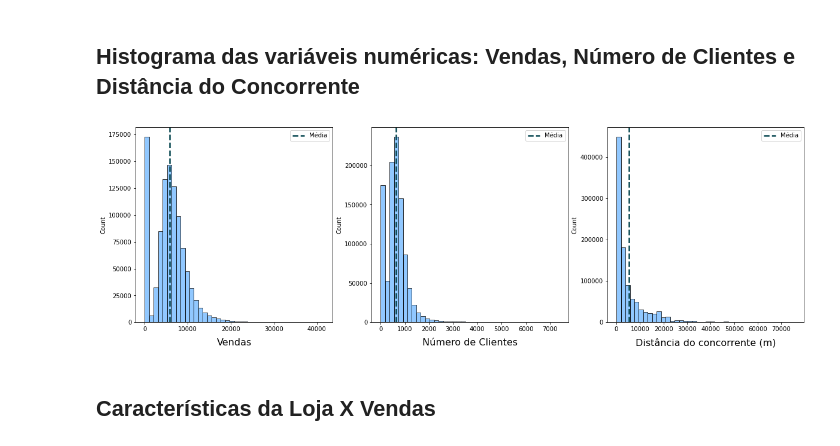
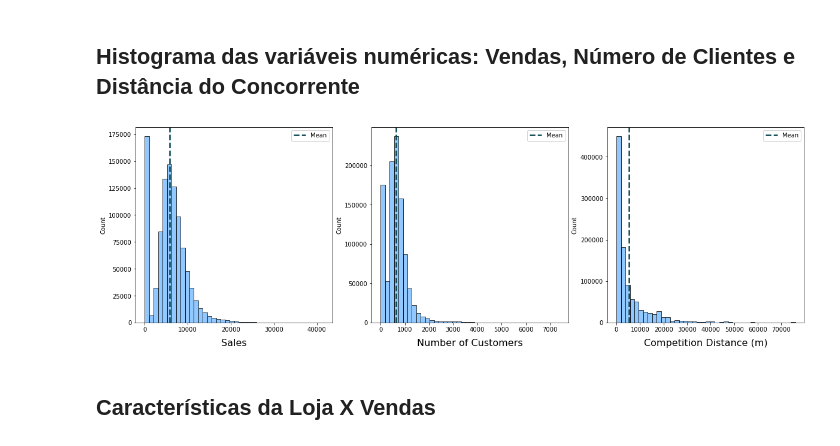
Before and after one commit to LidAlmeida/rossmann_prediction, a Jupyter notebook: notebooks/0.1-exploratory-data-analysis-rossmann.ipynb, the cells around one changed output. Cells and saved outputs as stored; diff of their text form; code cells hidden in the pictures.

```diff
--- a/notebooks/0.1-exploratory-data-analysis-rossmann.ipynb
+++ b/notebooks/0.1-exploratory-data-analysis-rossmann.ipynb
@@ -363,31 +353,31 @@ df1.stb.freq(['Assortment'])
 # %%
 fig, (ax0, ax1, ax2) = plt.subplots(nrows=1, ncols=3,
                                     figsize=(20, 6))
 # Sales
 sns.histplot(num_attributes.Sales, bins=40,
              color= '#6DB6FF', ax=ax0)
-ax0.set_xlabel('Vendas', labelpad=10, fontsize=16)
+ax0.set_xlabel('Sales', labelpad=10, fontsize=16)
 ax0.axvline(x=num_attributes.Sales.mean(),
-            label='Média', color='#074650', ls='--', lw=2.5)
+            label='Mean', color='#074650', ls='--', lw=2.5)
 ax0.legend()
 
 # Customers
 sns.histplot(num_attributes.Customers, bins=40,
              color='#6DB6FF', ax=ax1)
-ax1.set_xlabel('Número de Clientes', labelpad=10, fontsize=16)
+ax1.set_xlabel('Number of Customers', labelpad=10, fontsize=16)
 ax1.axvline(x=num_attributes.Customers.mean(),
-            label='Média', color='#074650', ls='--', lw=2.5)
+            label='Mean', color='#074650', ls='--', lw=2.5)
 ax1.legend()
 
 # Competition Distance
 sns.histplot(num_attributes.CompetitionDistance,
              bins=40, color='#6DB6FF', ax=ax2)
-ax2.set_xlabel('Distância do concorrente (m)', labelpad=10, fontsize=16)
+ax2.set_xlabel('Competition Distance (m)', labelpad=10, fontsize=16)
 ax2.axvline(x=num_attributes.CompetitionDistance.mean(),
-            label='Média', color='#074650', ls='--', lw=2.5)
+            label='Mean', color='#074650', ls='--', lw=2.5)
 ax2.legend();
 # %% [output]
-[figure, old version]
+[figure, new version]
 # %% [markdown]
 ## Características da Loja X Vendas
 # %%
```
Also changed, not shown: parts of 10 cells of this notebook.
